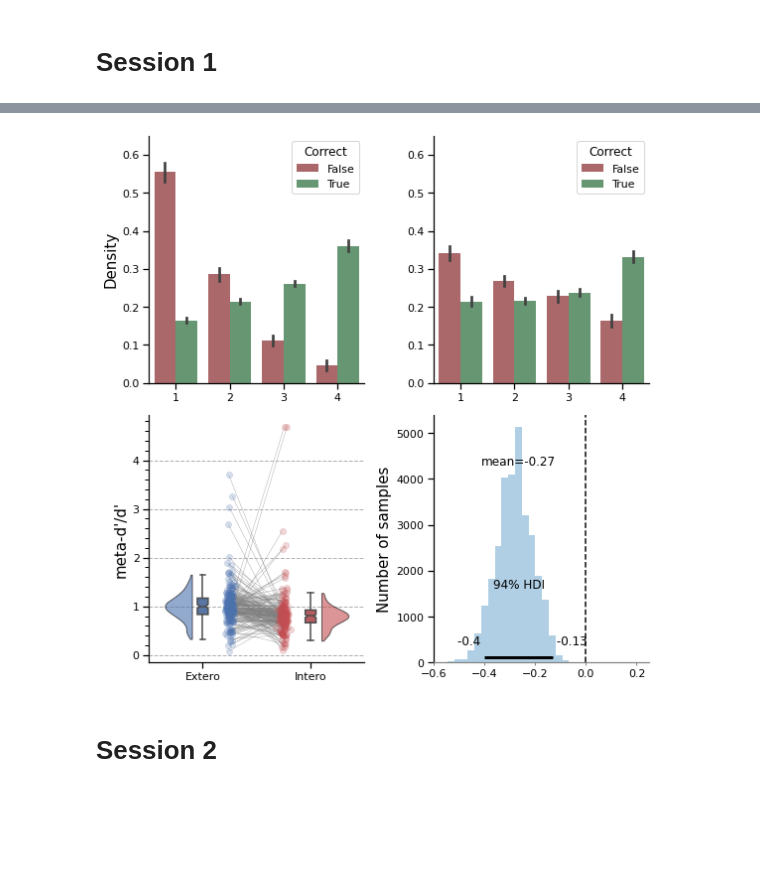
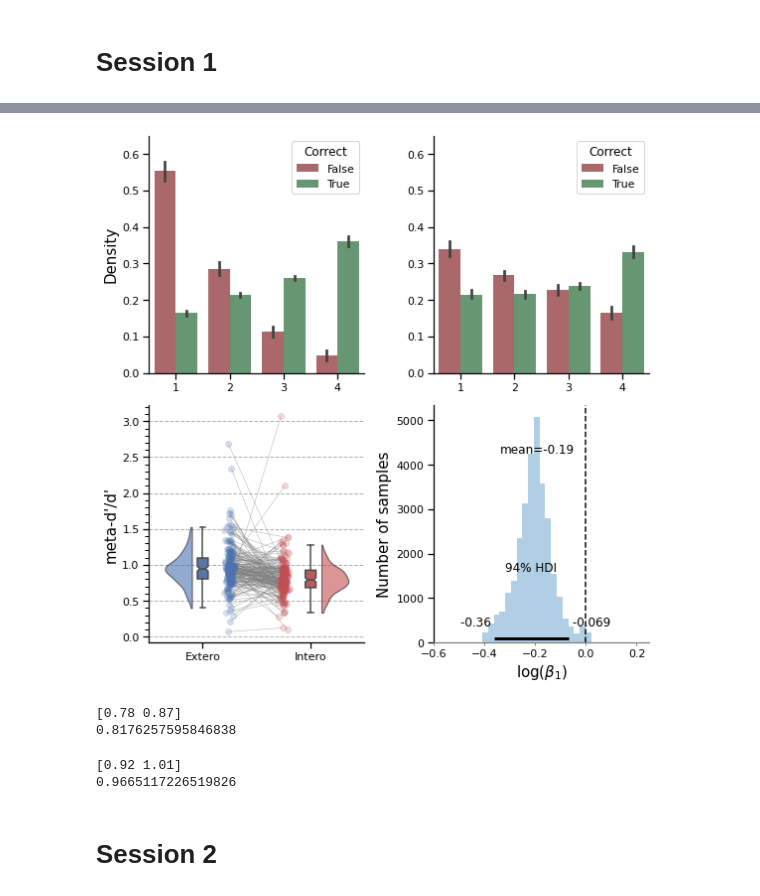
Before and after one commit to embodied-computation-group/CardioceptionPaper, a Jupyter notebook: code/3-Metacognition.ipynb, the cells around one changed output, grey strips where cells are left out. Saved outputs shown, nothing was run; the diff lists cells and outputs as text; code cells hidden in the pictures; blank space fills up the shorter version.

```diff
--- a/code/3-Metacognition.ipynb
+++ b/code/3-Metacognition.ipynb
@@ -38,20 +38,21 @@ for session in ['Del1', 'Del2']:
 
             # Discretize ratings
             try:
+                this_df.loc[:, 'ConfidenceRaw'] = this_df.Confidence.to_numpy()
                 new_ratings, out = discreteRatings(this_df.Confidence.to_numpy(), verbose=False)
                 this_df.loc[:, 'Confidence'] = new_ratings
                 this_df['Session'] = session
                 this_df['Stimuli'] = this_df['Alpha'] > 0
                 this_df['Responses'] = this_df['Decision'] == 'More'
                 this_df['Accuracy'] = (this_df['Stimuli'] & this_df['Responses']) | (~this_df['Stimuli'] & ~this_df['Responses'])
-                this_df = this_df[['Subject', 'Session', 'Modality', 'Stimuli', 'Accuracy', 'Responses', 'Confidence']]
+                this_df = this_df[['Subject', 'Session', 'Modality', 'Stimuli', 'Accuracy', 'Responses', 'Confidence', 'ConfidenceRaw']]
                 metacognition_df = metacognition_df.append(this_df)
 
                 if (this_df['Stimuli'].sum() == 0):
                     drop.append(sub)
 
             except ValueError:
-                print(f'Dropping subject {sub} due to invalid ratings')
+                print(f'Dropping subject {sub} due to invalid ratings - Session: {session}')
                 drop.append(sub)
 
     for sub in drop:
@@ -85,8 +90,13 @@ for session in ['Del1', 'Del2']:
                 'RespCountS1': nR_S1.sum(),
                 'RespCountS2': nR_S2.sum(),
                 'Accuracy': this_df.Accuracy.to_numpy().mean() * 100,
+                'ConfidenceRaw': this_df.ConfidenceRaw.to_numpy().mean(),
                 'd': [this_df.dprime()],
                 'c': [this_df.criterion()]}))
+
+for sub in drop:
+    responsesRatings_df = responsesRatings_df[responsesRatings_df.Subject!=sub]
+    sdt_df = sdt_df[sdt_df.Subject!=sub]
 # %%
 responsesRatings_df.to_csv(path + '/data/responsesRatings.txt', index=False)
 sdt_df.to_csv(path + '/data/sdt.txt', index=False)
@@ -95,6 +105,6 @@ sdt_df.to_csv(path + '/data/sdt.txt', index=False)
 # %%
-fig, axs = plt.subplots(2, 2, figsize=(6, 8), sharey='row')
-for i, metric in enumerate(['d', 'c']):
+fig, axs = plt.subplots(3, 2, figsize=(6, 12), sharey='row')
+for i, metric in enumerate(['d', 'c', 'ConfidenceRaw']):
     for ii, session in enumerate(['Del1', 'Del2']):
         raincloud(data=sdt_df[(sdt_df.Session==session)], x='Modality', y=metric, ax=axs[i, ii], palette=['#4c72b0', '#c44e52'])
         labels = [item.get_text() for item in axs[i, ii].get_xticklabels()]
@@ -106,6 +116,8 @@ axs[0, 0].set_title('Session 1')
 axs[0, 1].set_title('Session 2')
 axs[0, 0].set_ylabel('d prime')
 axs[1, 0].set_ylabel('Criterion')
+axs[2, 0].set_ylabel('Confidence')
+
 plt.tight_layout()
 sns.despine()
 # %% [output]
@@ -176,0 +221,6 @@ pg.pairwise_ttests(data=sdt_df[sdt_df.Session == 'Del2'], dv='c', within='Modali
+# %%
+for sub in sdt_df.Subject.unique():
+    if sdt_df[sdt_df.Subject == sub].d.isnull().any():
+        sdt_df = sdt_df[sdt_df.Subject!=sub]
+    if len(sdt_df[sdt_df.Subject == sub].d)<4:
+        sdt_df = sdt_df[sdt_df.Subject!=sub]
@@ -205,38 +293,51 @@ for i, cond in enumerate(['Extero', 'Intero']):
 
 axs[0, 0].set_ylabel('Density', size=15)
 axs[0, 1].set_ylabel('')
 axs[0, 0].set_xlabel('')
 axs[0, 1].set_xlabel('')
 axs[0, 0].set_ylim(0, 0.65)
 axs[0, 1].set_ylim(0, 0.65)
 
 samples = pd.read_csv(path + '/data/jagsSamples_Del1.txt', sep='\t')
 stats = pd.read_csv(path + '/data/jagsStats_Del1.txt', sep='\t')
-stats['Condition'] = 'Intero'
-stats.loc[stats.name.str.contains(",2]"), 'Condition'] = 'Extero'
+stats['Modality'] = 'Intero'
+stats.loc[stats.name.str.contains(",2]"), 'Modality'] = 'Extero'
 stats = stats[stats.name.str.contains('Mratio')]
-stats = stats.sort_values('Condition')
+stats = stats.sort_values('Modality')
 
-raincloud(data=stats, x='Condition', y='mean', show_outliers=False, ax=axs[1, 0])
+raincloud(data=stats, x='Modality', y='mean', show_outliers=False, ax=axs[1, 0])
 axs[1, 0].set_ylabel("meta-d'/d'", size=15)
 axs[1, 0].set_xlabel('')
 axs[1, 0].minorticks_on()
 axs[1, 0].set_axisbelow(True)
 axs[1, 0].grid(which='major', linestyle='--', axis='y')
 axs[1, 0].tick_params(axis='x', which='minor', bottom=False)
 
 az.plot_posterior(samples.value.to_numpy(), kind='hist', bins=20, ax=axs[1, 1])
 axs[1, 1].axvline(x=0, linestyle='--', color='k')
 axs[1, 1].set_xlim(-.6, .25)
 axs[1, 1].set_ylabel('Number of samples', size=15)
+axs[1, 1].set_xlabel(r'log($\beta_{1}$)', size=15)
 axs[1, 1].set_title('')
 axs[1, 1].set_yticks([0, 1000, 2000, 3000, 4000, 5000])
 
 plt.tight_layout()
 sns.despine()
 plt.savefig(path + '/figures/Fig3_metacognition.svg', dpi=300)
 # %% [output]
-[figure, old version]
+[figure, new version]
+# %%
+print(pg.compute_bootci(stats[stats.Modality=='Intero']['mean'], func='mean'))
+print(stats[stats.Modality=='Intero']['mean'].mean())
+# %% [output]
+[0.78 0.87]
+0.8176257595846838
+# %%
+print(pg.compute_bootci(stats[stats.Modality=='Extero']['mean'], func='mean'))
+print(stats[stats.Modality=='Extero']['mean'].mean())
+# %% [output]
+[0.92 1.01]
+0.9665117226519826
 # %% [markdown]
 # Session 2
 # %%
```
Also changed, not shown: parts of 48 cells of this notebook, 4 other files.
